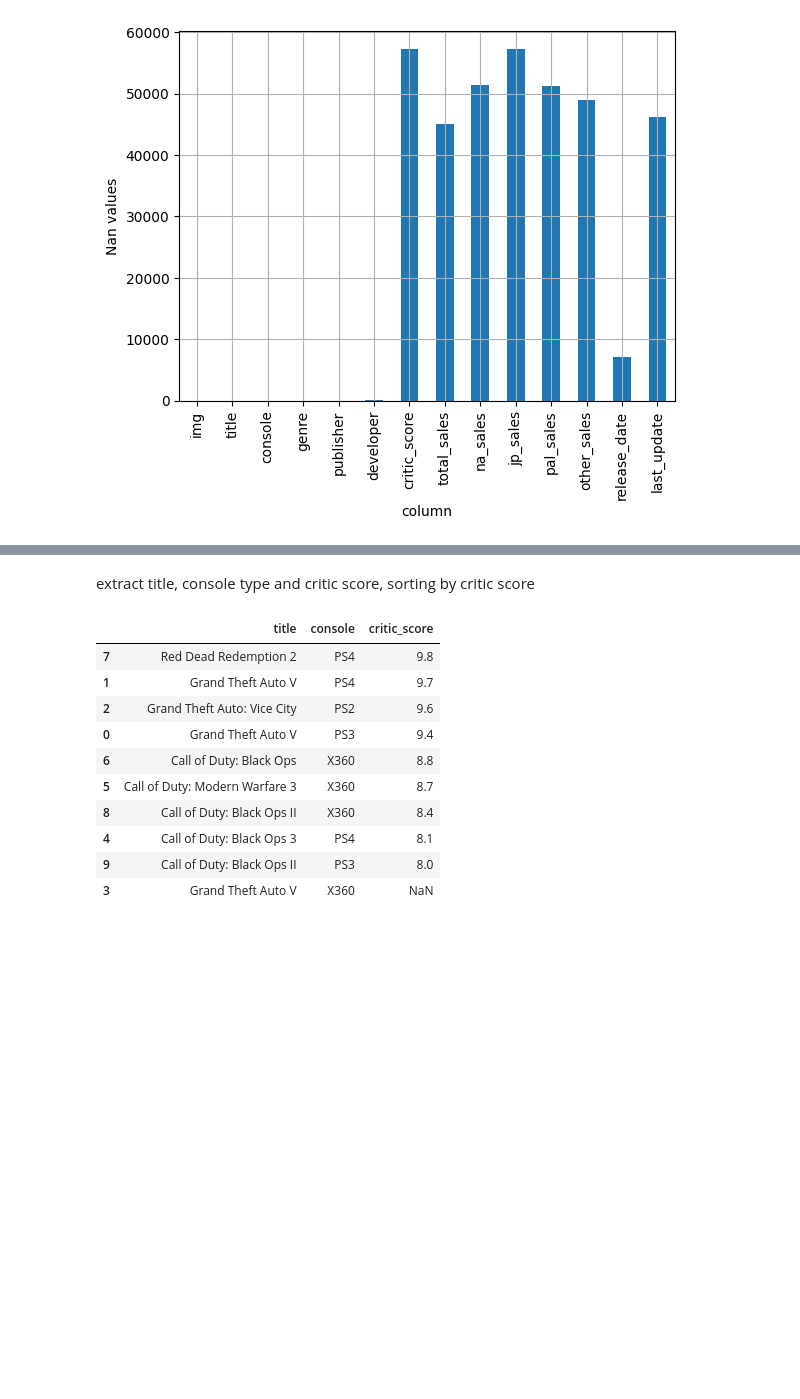
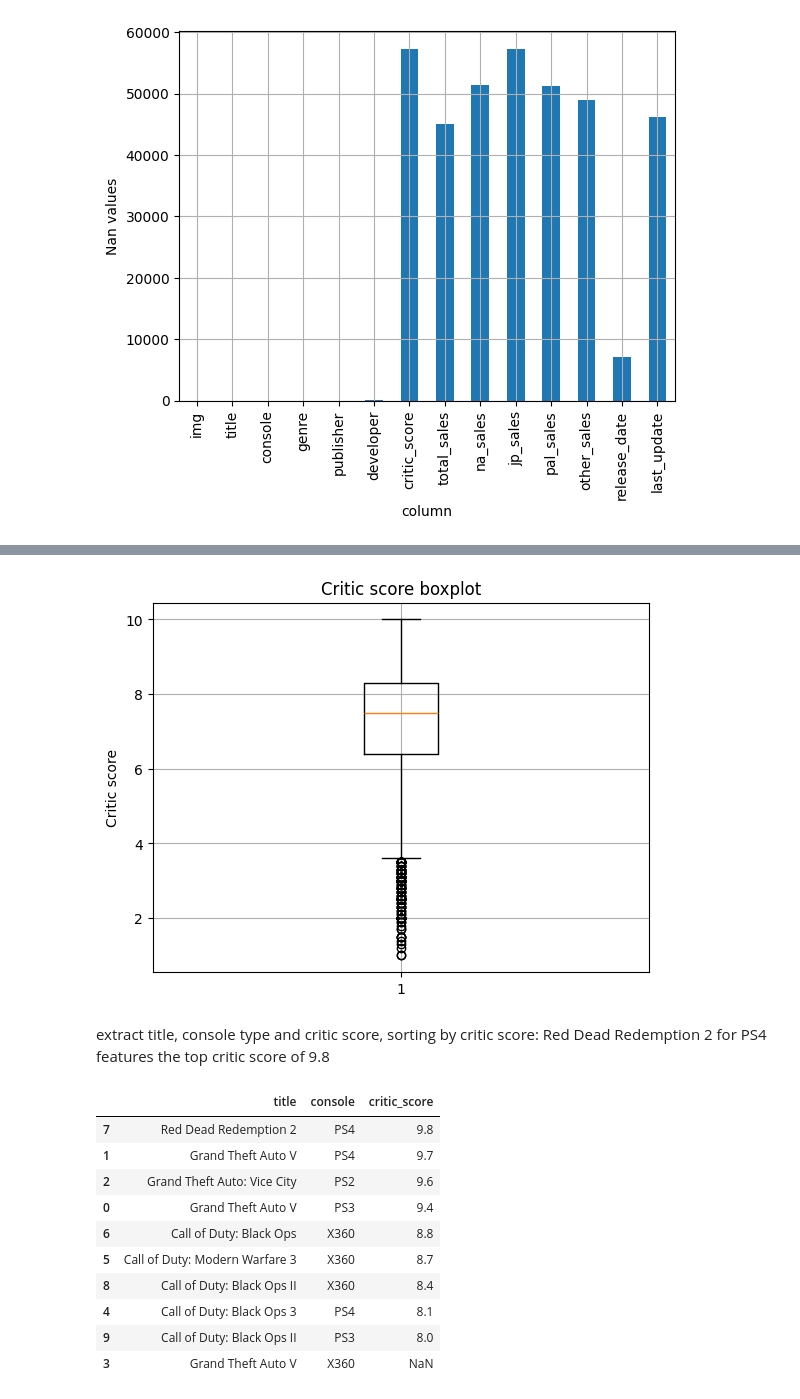
Before and after one commit to eulogi92/Portfolio, a Jupyter notebook: Python/Project 1/Python_Project_Sales.ipynb, the cells around one changed output, grey strips where cells are left out. Drawn from its saved outputs; the diff is of its cells as text; code cells hidden in the pictures; blank space fills up the shorter version.

```diff
--- a/Python/Project 1/Python_Project_Sales.ipynb
+++ b/Python/Project 1/Python_Project_Sales.ipynb
@@ -117,5 +245,14 @@ plt.show()
+# %%
+data=df.dropna(subset=["critic_score"])
+plt.boxplot(data["critic_score"])
+plt.grid()
+plt.ylabel("Critic score")
+plt.title("Critic score boxplot")
+plt.show()
+# %% [output]
+[figure, added]
 # %% [markdown]
-extract title, console type and critic score, sorting by critic score
+extract title, console type and critic score, sorting by critic score: Red Dead Redemption 2 for PS4 features the top critic score of 9.8
 # %%
 df.loc[0:9,["title","console","critic_score"]].sort_values("critic_score",ascending=False)
 # %% [output]
```
Also changed, not shown: parts of 40 cells of this notebook.
